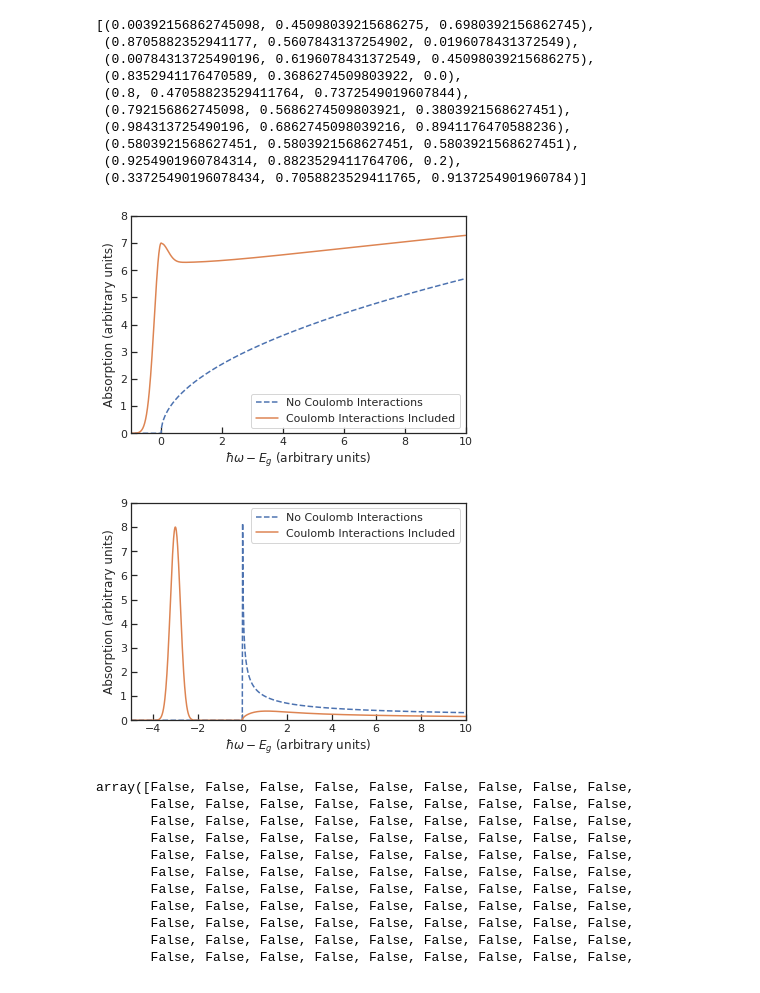
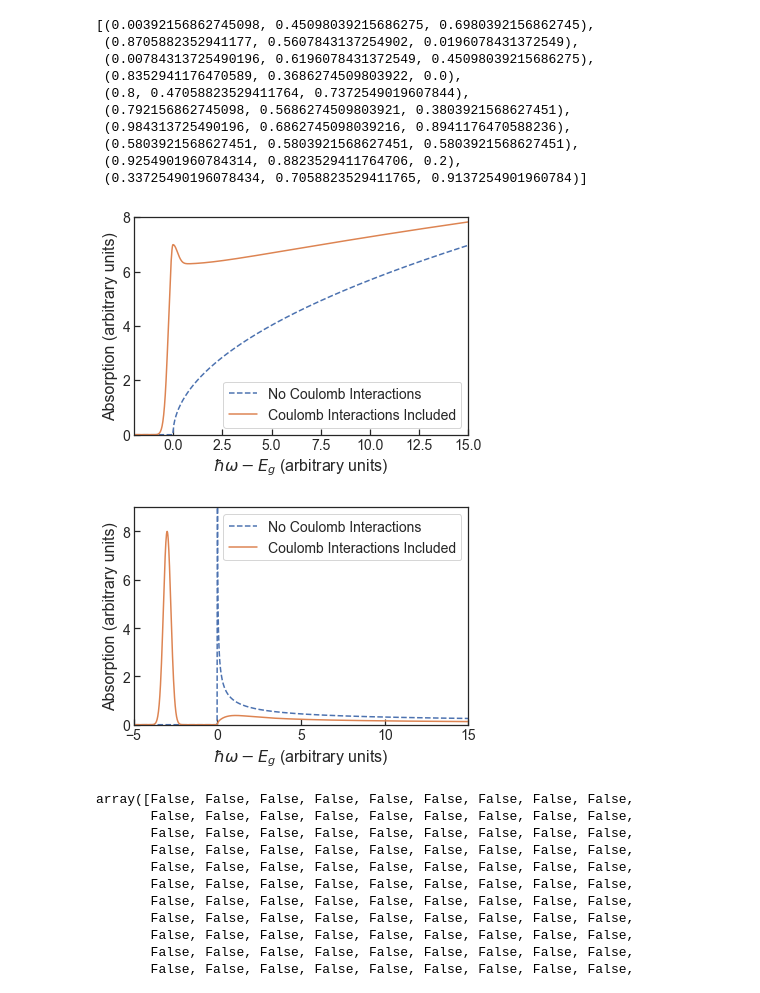
Before and after one commit to photon-collider/MSc-Thesis, a Jupyter notebook: images/chapter_optical_props/Sommerfeld_Plot/Sommerfled Enhancement Plot.ipynb, the cells around one changed output. Drawn from its saved outputs; the diff is of its cells as text; code cells hidden in the pictures.

Commit message:
Added new images

```diff
--- a/images/chapter_optical_props/Sommerfeld_Plot/Sommerfled Enhancement Plot.ipynb
+++ b/images/chapter_optical_props/Sommerfeld_Plot/Sommerfled Enhancement Plot.ipynb
@@ -17,6 +17,13 @@ sns.color_palette("colorblind")
  (0.5803921568627451, 0.5803921568627451, 0.5803921568627451),
  (0.9254901960784314, 0.8823529411764706, 0.2),
  (0.33725490196078434, 0.7058823529411765, 0.9137254901960784)]
+# %%
+tick_size = 14
+
+plt.rc('xtick', labelsize=tick_size)    # fontsize of the tick labels
+plt.rc('ytick', labelsize=tick_size)    # fontsize of the tick labels
+plt.rc('axes', labelsize=16)
+plt.rc('legend', fontsize=tick_size)
 # %%
 def free_cont_1d(omega):
     result = 1/np.sqrt(omega)
@@ -51,34 +58,34 @@ def gauss_ul(omega, upper, lower):
     result[omega > 0] = lower*np.exp(-(omega[omega>0])**2/0.1)
     return result
 # %%
-omega = np.linspace(-5, 10, 1000)
-offset = np.linspace(-2, 10, 1000)
+omega = np.linspace(-5, 15, 1000)
+offset = np.linspace(-2, 15, 1000)
 #offset[omega < 0] = 0
 #offset[omega >= 0] = -6.4
 # %%
 plt.plot(omega, 1.8*free_cont(omega), "--", label="No Coulomb Interactions")
 plt.plot(omega, free_cont(omega)*sommerfeld_enh(omega) + gauss_ul(omega, 7,0.71), label="Coulomb Interactions Included")
 plt.xlabel("$\hbar\omega - E_{g}$ (arbitrary units)")
 plt.ylabel("Absorption (arbitrary units)")
-plt.xlim([-1, 10])
+plt.xlim([-2, 15])
 
 plt.ylim([0,8])
 plt.legend()
 plt.savefig("coulomb_enhancement_3d.pdf")
 # %% [output]
-[figure, old version]
+[figure, new version]
 # %%
 plt.plot(omega, free_cont_1d(omega), "--", label = "No Coulomb Interactions")
 plt.plot(omega, 0.5*free_cont_1d(omega)*sommerfeld_enh_1d(omega) + gauss_ul(omega+3, 8,8), label="Coulomb Interactions Included")
 plt.xlabel("$\hbar\omega - E_{g}$ (arbitrary units)")
 plt.ylabel("Absorption (arbitrary units)")
 plt.ylim([0,9])
-plt.xlim([-5, 10])
+plt.xlim([-5, 15])
 plt.legend()
 
 plt.savefig("coulomb_enhancement_1d.pdf")
 # %% [output]
-[figure, old version]
+[figure, new version]
 # %%
 omega > 0
 # %% [output]
```
Also changed, not shown: parts of 7 cells of this notebook, 4 other files.
